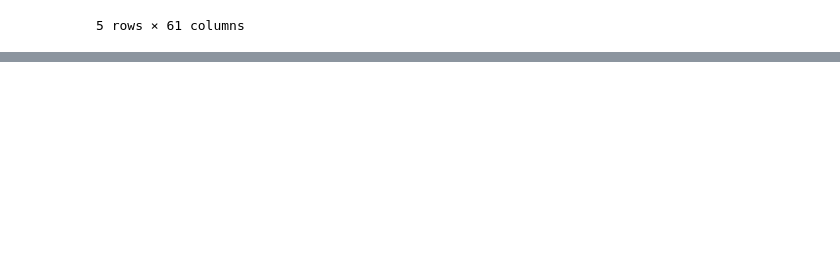
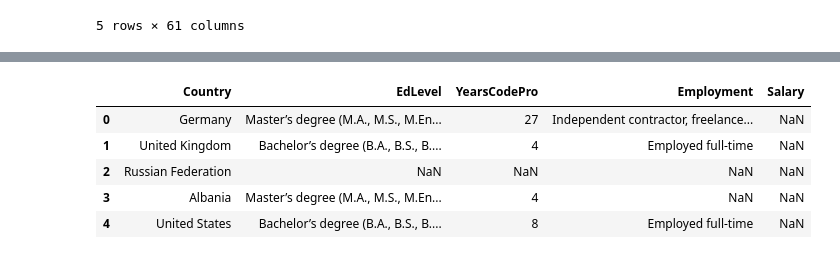
Before and after one commit to AlenaKhanis/Salary_Prediction, a Jupyter notebook: SalaryPredict.ipynb, the cells around one changed output, grey strips where cells are left out. Drawn from its saved outputs; the diff is of its cells as text; code cells hidden in the pictures; blank space fills up the shorter version.

Commit message:
clean data + add Explanation

```diff
--- a/SalaryPredict.ipynb
+++ b/SalaryPredict.ipynb
@@ -14,0 +20,12 @@ df.head()
+# %%
+# Selects and renames columns in a Pandas DataFrame.
+df = df[["Country", "EdLevel", "YearsCodePro", "Employment", "ConvertedComp"]]
+df = df.rename({"ConvertedComp": "Salary"}, axis=1)
+df.head()
+# %% [output]
+|  | Country | EdLevel | YearsCodePro | Employment | Salary |
+| 0 | Germany | Master’s degree (M.A., M.S., M.En... | 27 | Independent contractor, freelance... | NaN |
+| 1 | United Kingdom | Bachelor’s degree (B.A., B.S., B.... | 4 | Employed full-time | NaN |
+| 2 | Russian Federation | NaN | NaN | NaN | NaN |
+| 3 | Albania | Master’s degree (M.A., M.S., M.En... | 4 | NaN | NaN |
+| 4 | United States | Bachelor’s degree (B.A., B.S., B.... | 8 | Employed full-time | NaN |
```
Also changed, not shown: parts of 26 cells of this notebook, 1 other file.
